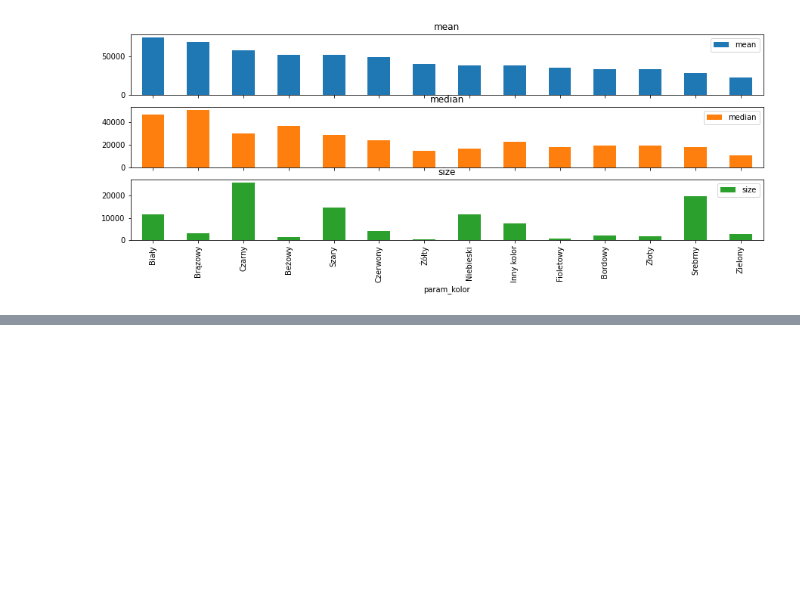
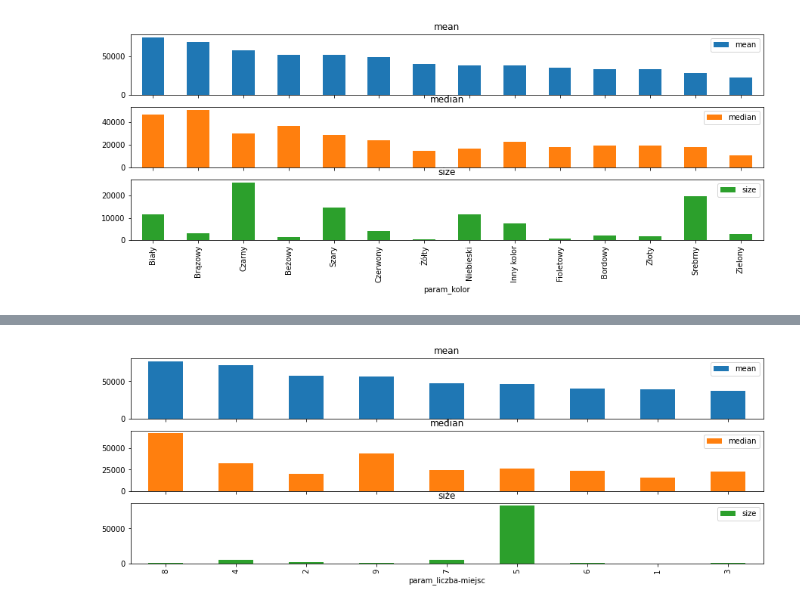
Before and after one commit to NataliaOsiecka/dw_matrix_car, a Jupyter notebook: day2car.ipynb, the cells around one changed output, grey strips where cells are left out. Cells and saved outputs as stored; diff of their text form; code cells hidden in the pictures; blank space fills up the shorter version.

```diff
--- a/day2car.ipynb
+++ b/day2car.ipynb
@@ -166,0 +171,4 @@ group_and_barplot('param_kolor');
+# %%
+group_and_barplot('param_liczba-miejsc');
+# %% [output]
+[figure, added]
```
Also changed, not shown: parts of 6 cells of this notebook.
